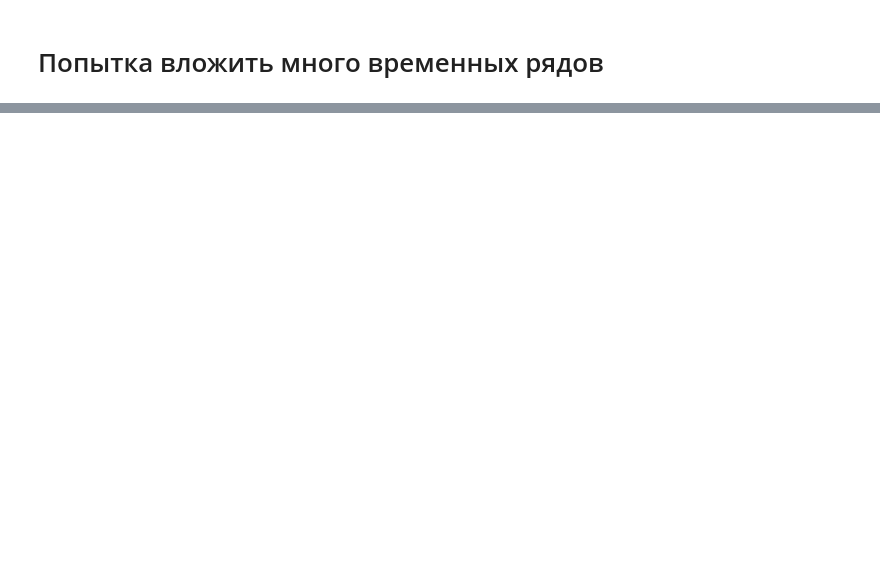
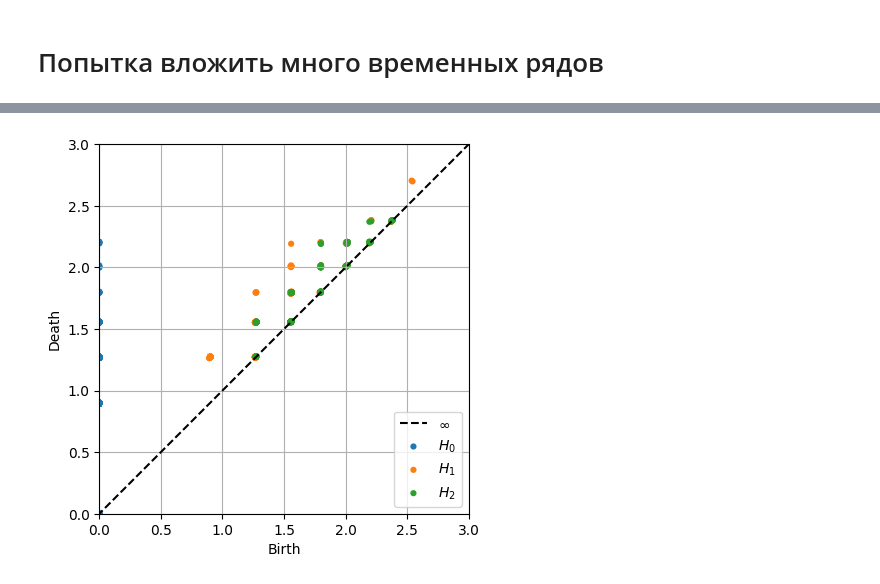
Before and after one commit to timofeevAS/tda-2026, a Jupyter notebook: tda.ipynb, the cells around one changed output, grey strips where cells are left out. Saved outputs shown, nothing was run; the diff lists cells and outputs as text; code cells hidden in the pictures; blank space fills up the shorter version.

```diff
--- a/tda.ipynb
+++ b/tda.ipynb
@@ -1030,0 +1301,4 @@ fig.show()
+# %%
+presim_diag("Lab1_G2_Fтк4")
+# %% [output]
+[figure, added]
```
Also changed, not shown: parts of 20 cells of this notebook, 2 other files.
